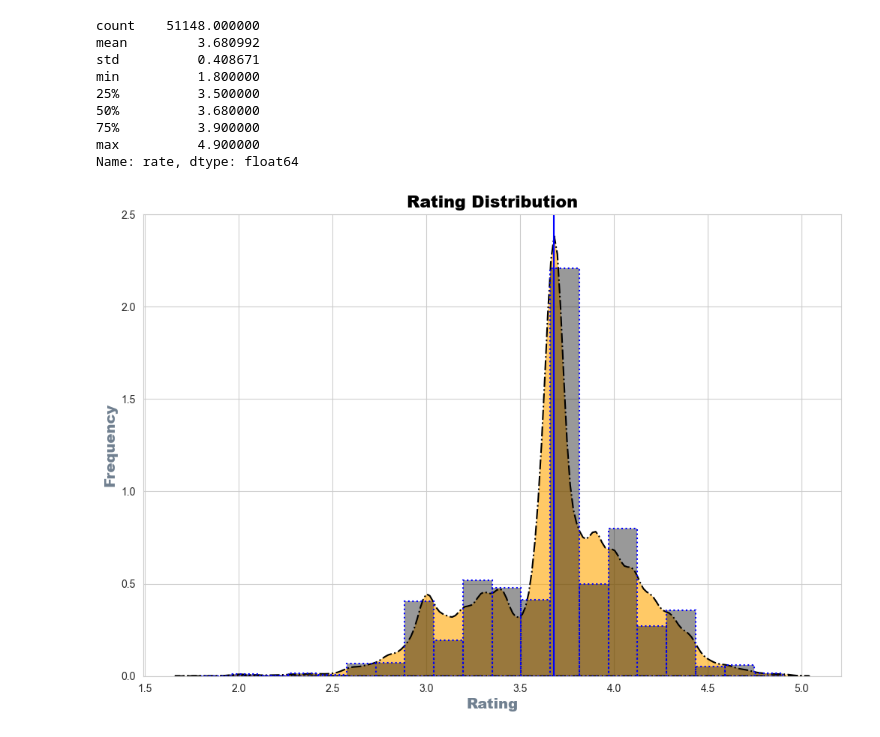
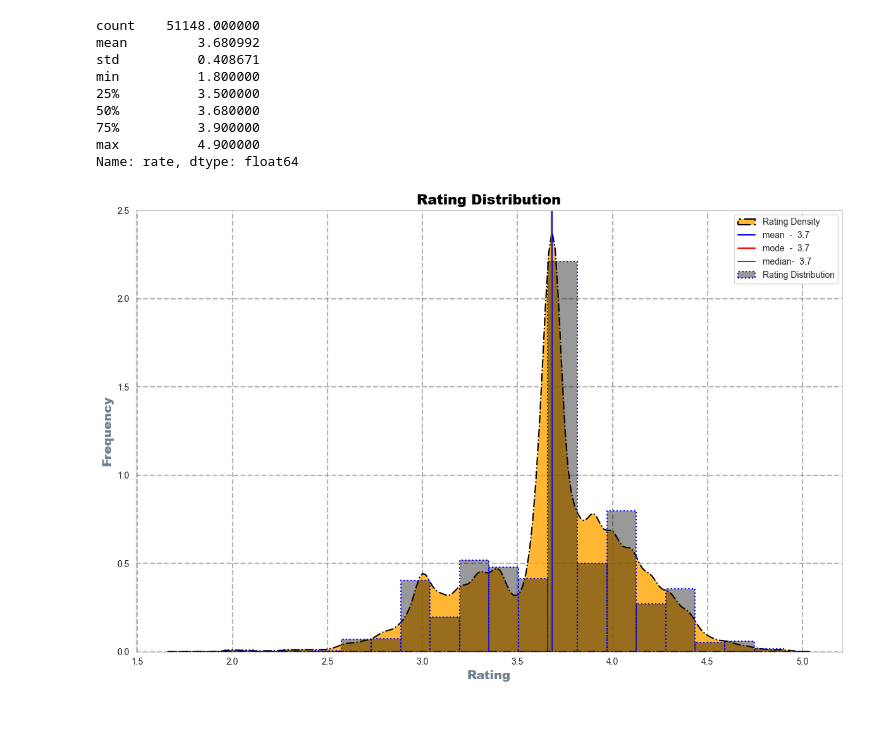
Before and after one commit to SaurabhSSB/bengaluru-restaurant-eda, a Jupyter notebook: 3_eda.ipynb, the cells around one changed output. Saved outputs shown, nothing was run; the diff lists cells and outputs as text; code cells hidden in the pictures.

```diff
--- a/3_eda.ipynb
+++ b/3_eda.ipynb
@@ -1156,14 +1156,19 @@ Name: rate, dtype: float64
 # %%
 plt.figure(figsize= (12, 8))
 sns.set_style('whitegrid')
-sns.kdeplot(df.rate, fill= True, alpha= 0.6, linewidth= 1.5, linestyle= "-.", color= 'orange', edgecolor= "black", label= "Rating Density")
+sns.kdeplot(df.rate, fill= True, alpha= 0.8, linewidth= 1.5, linestyle= "-.", color= 'orange', edgecolor= "black", label= "Rating Density")
 sns.histplot(df.rate, kde= False,stat= 'density', bins= 20, alpha= 0.4, linewidth= 1.5, linestyle= ':', color= 'black', edgecolor= 'blue', label= "Rating Distribution")
 plt.axvline(x= df.rate.mean(), linewidth= 1.5, linestyle= "-", color= "blue", label= f"{'mean':<6}- {df.rate.mean(): .1f}")
+plt.axvline(x= df.rate.mode().iloc[0], linewidth= 1.5, linestyle= "-", color= "red", label= f"{'mode':<6}- {df.rate.mode().iloc[0]: .1f}")
+plt.axvline(x= df.rate.median(), linewidth= 1.5, linestyle= "-", color= "green", label= f"{'median':<6}- {df.rate.median(): .1f}")
 
 plt.title("Rating Distribution", fontsize= 16, fontweight= 'black', color= 'black')
 plt.xlabel("Rating", fontsize= 14, fontweight= 'black', color= 'slategray')
 plt.ylabel("Frequency", fontsize= 14, fontweight= 'black', color= 'slategray')
 
+plt.grid(True, linewidth= 1.5, linestyle= "--", color= 'grey', alpha= 0.6)
+plt.legend()
+plt.tight_layout()
 plt.show()
 # %% [output]
-[figure, old version]
+[figure, new version]
```
Also changed, not shown: parts of 7 cells of this notebook.
